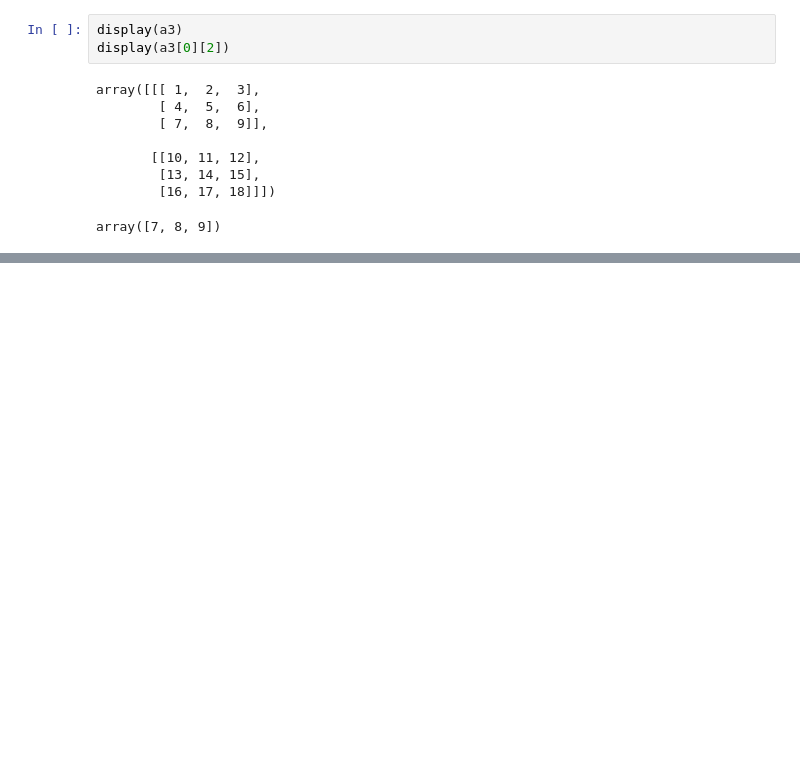
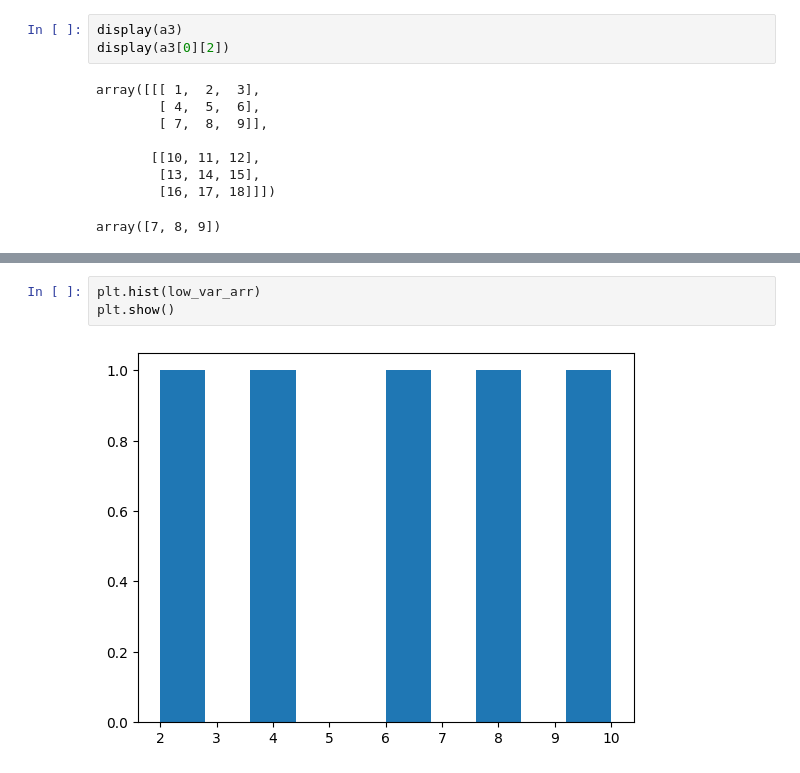
Before and after one commit to christiandarvs/CompleteML-DS, a Jupyter notebook: NumPy/intro-to-numpy.ipynb, the cells around one changed output, grey strips where cells are left out. Saved outputs shown, nothing was run; the diff lists cells and outputs as text; blank space fills up the shorter version.

```diff
--- a/NumPy/intro-to-numpy.ipynb
+++ b/NumPy/intro-to-numpy.ipynb
@@ -287,0 +456,5 @@ array([1, 6, 9, 1, 1])
+# %%
+plt.hist(low_var_arr)
+plt.show()
+# %% [output]
+[figure, added]
```
Also changed, not shown: parts of 29 cells of this notebook, 1 other file.
